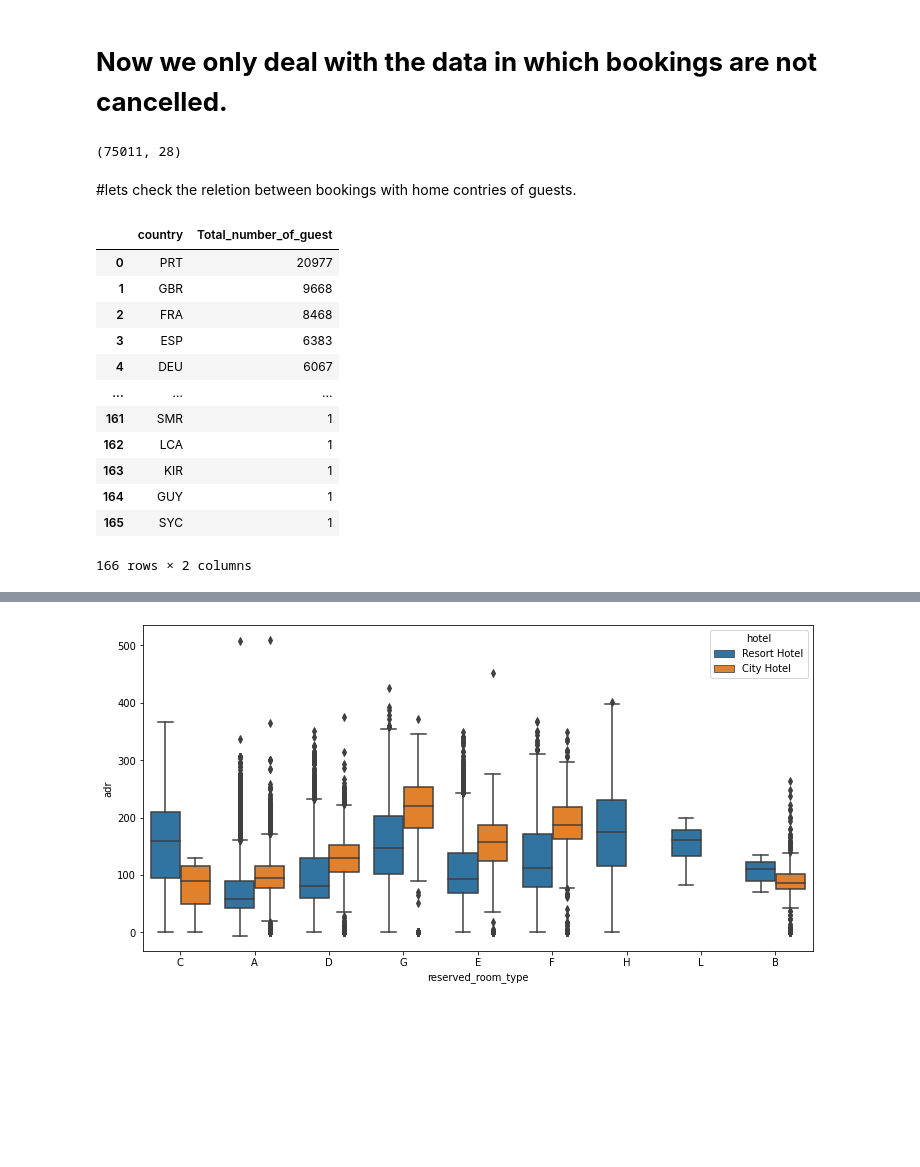
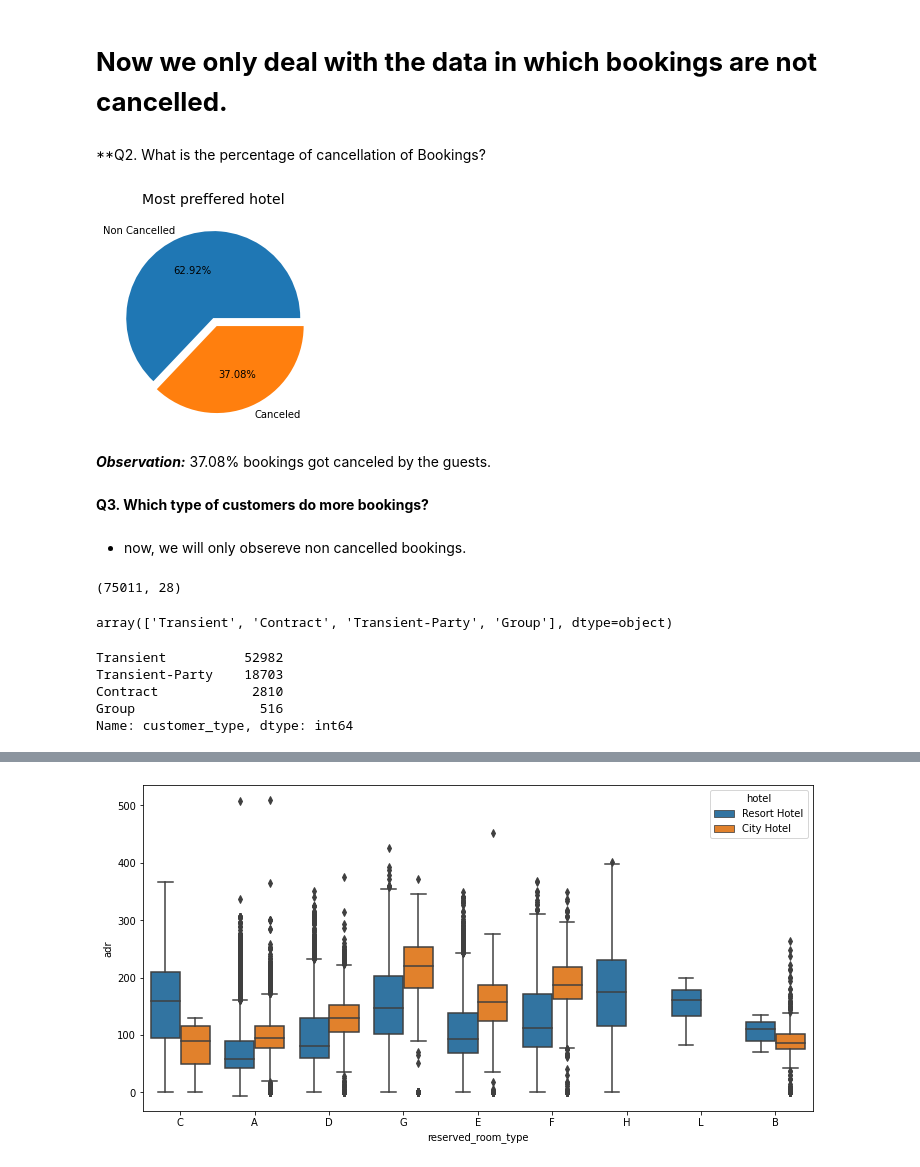
Before and after one commit to raoak18/Hotels-Data-Analysis-EDA, a Jupyter notebook: Hotel_Booking_Analysis_Capstone_Project.ipynb, the cells around one changed output, grey strips where cells are left out. Saved outputs shown, nothing was run; the diff lists cells and outputs as text; code cells hidden in the pictures; blank space fills up the shorter version.

```diff
--- a/Hotel_Booking_Analysis_Capstone_Project.ipynb
+++ b/Hotel_Booking_Analysis_Capstone_Project.ipynb
@@ -282,27 +284,36 @@ plt.show()
 # %% [markdown]
 # **Now we only deal with the data in which bookings are not cancelled.**
+# %% [markdown]
+**Q2. What is the percentage of cancellation of Bookings?
+# %%
+plt.pie(data['is_canceled'].value_counts(), labels=['Non Cancelled', 'Canceled'], explode=[0,.1],autopct='%1.2f%%')
+plt.title("Most preffered hotel", fontsize=14)
+plt.show()
+# %% [output]
+[figure, added]
+# %% [markdown]
+
+***Observation:***
+37.08% bookings got canceled by the guests.
+# %% [markdown]
+**Q3. Which type of customers do more bookings?**
+# %% [markdown]
+* now, we will only obsereve non cancelled bookings.
 # %%
 non_canceled=data[data['is_canceled']==0]
+non_canceled.shape
+# %% [output]
+(75011, 28)
-# %%
-non_canceled.shape
-# %% [output]
-(75011, 28)
-# %% [markdown]
-#lets check the reletion between bookings with home contries of guests.
-# %%
-country_wise=non_canceled.groupby('country')['Total_number_of_guest'].count().sort_values(ascending=False).reset_index()
-country_wise
-# %% [output]
-|  | country | Total_number_of_guest |
-| 0 | PRT | 20977 |
-| 1 | GBR | 9668 |
-| 2 | FRA | 8468 |
-| 3 | ESP | 6383 |
-| 4 | DEU | 6067 |
-| ... | ... | ... |
-| 161 | SMR | 1 |
-| 162 | LCA | 1 |
-| 163 | KIR | 1 |
-| 164 | GUY | 1 |
-| 165 | SYC | 1 |
-166 rows × 2 columns
+# %%
+non_canceled['customer_type'].unique()
+# %% [output]
+array(['Transient', 'Contract', 'Transient-Party', 'Group'], dtype=object)
+# %%
+customer_type=non_canceled['customer_type'].value_counts()
+customer_type
+# %% [output]
+Transient          52982
+Transient-Party    18703
+Contract            2810
+Group                516
+Name: customer_type, dtype: int64
```
Also changed, not shown: parts of 43 cells of this notebook.
